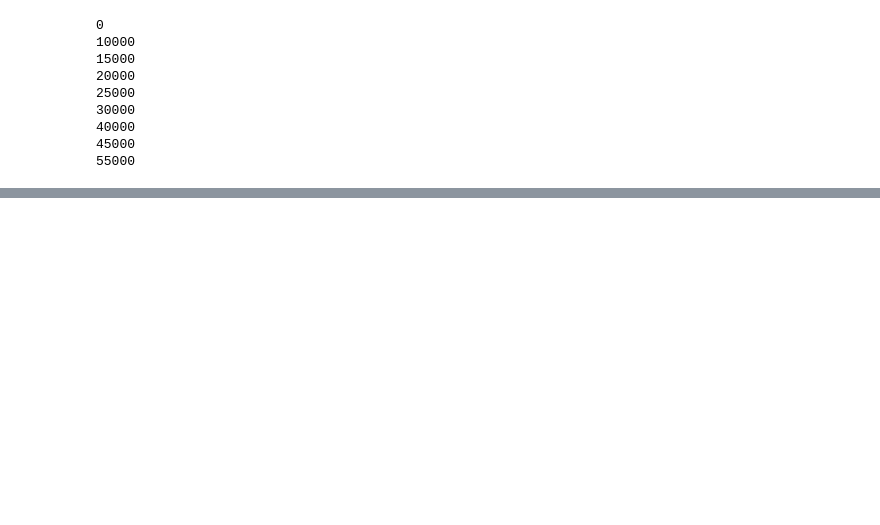
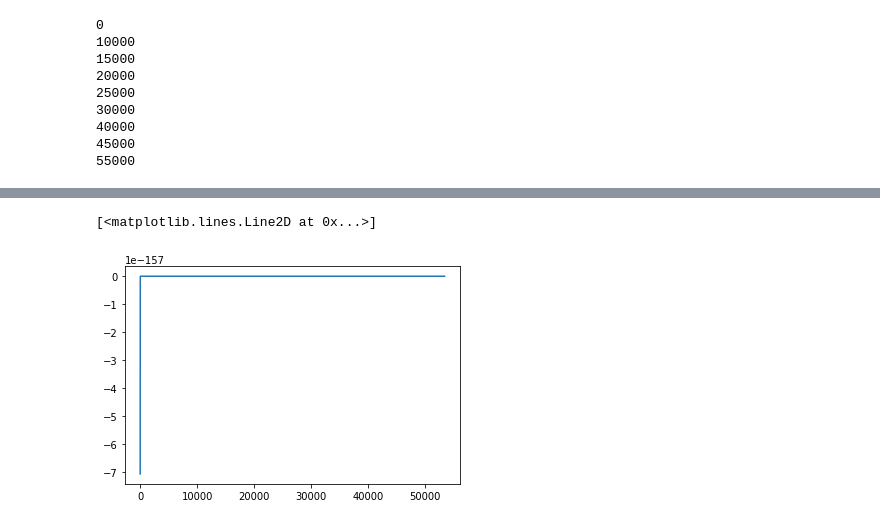
Before and after one commit to Schimmenti/Creep, a Jupyter notebook: Creep.ipynb, the cells around one changed output, grey strips where cells are left out. Cells and saved outputs as stored; diff of their text form; code cells hidden in the pictures; blank space fills up the shorter version.

```diff
--- a/Creep.ipynb
+++ b/Creep.ipynb
@@ -129,0 +115,21 @@ for event_idx in range(catalog.shape[0]):
+# %%
+b = 1.0
+max_dt_backward = 5000
+g_decl = nx.DiGraph()
+for event_idx in range(catalog.shape[0]):
+  if(event_idx % 1000 == 0):
+    print("%.2f" % (100*event_idx/catalog.shape[0]))
+  best_n_ij = np.infty
+  best_i = -1
+  for event_jdx in range(max(0,event_idx-max_dt_backward),event_idx):
+    dt_ij = catalog[event_idx, 0] - catalog[event_jdx, 0]
+    # can't connect equal-time events
+    if(dt_ij == 0):
+      continue
+    dr_ij = np.sqrt((catalog[event_idx, 1] - catalog[event_jdx, 1])**2+(catalog[event_idx, 2] - catalog[event_jdx, 2])**2)
+    size_effect_j = np.exp(-2*np.log(catalog[event_jdx,3]))
+    n_ij = dt_ij*(dr_ij**1.6)*size_effect_j
+    if(n_ij < best_n_ij):
+      best_i = event_idx
+      best_n_ij = n_ij
+  g_decl.add_edge(event_idx,event_jdx, weight=best_n_ij)
@@ -129,0 +145,9 @@ for event_idx in range(catalog.shape[0]):
+# %%
+weights = np.array([w for n1,n2, w in g_decl.edges(data='weight')])
+# %%
+weights[0] = 0
+# %%
+plt.plot(np.sort(weights))
+# %% [output]
+[<matplotlib.lines.Line2D at 0x...>]
+[figure, added]
```
Also changed, not shown: parts of 4 cells of this notebook.
